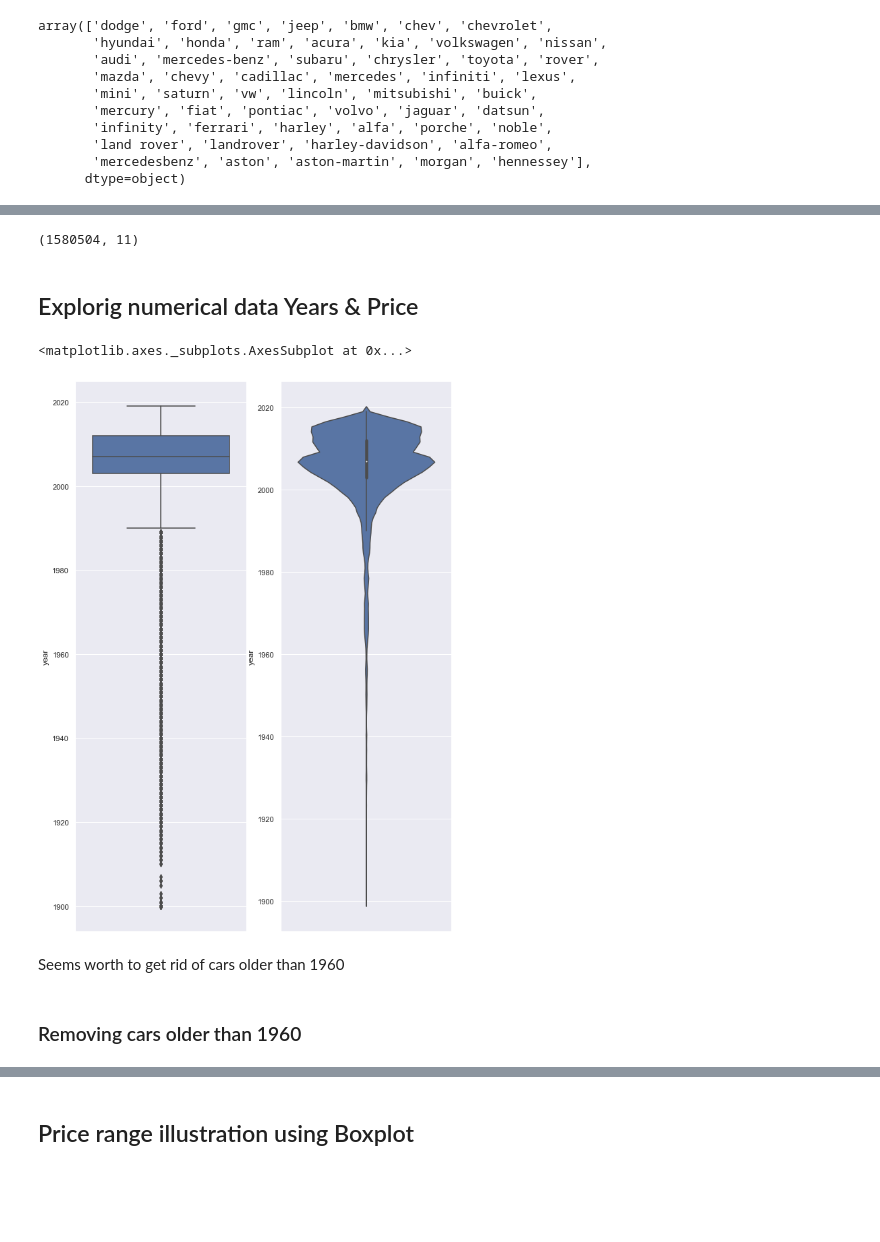
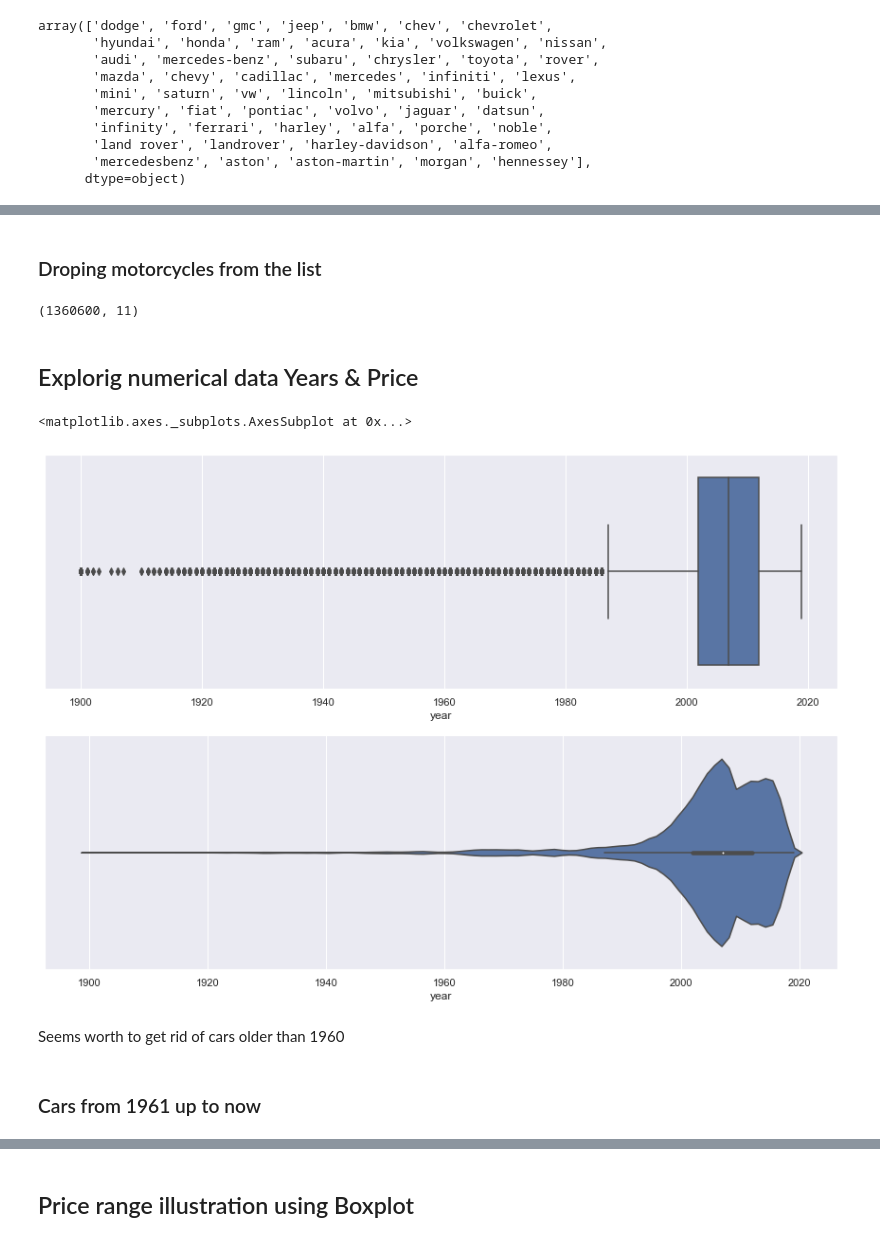
Before and after one commit to ValdemarQ/Used-cars-analysis, a Jupyter notebook: Used Cars US 2018 between the months of September and November of 2018.ipynb, the cells around one changed output, grey strips where cells are left out. Cells and saved outputs as stored; diff of their text form; code cells hidden in the pictures; blank space fills up the shorter version.

```diff
--- a/Used Cars US 2018 between the months of September and November of 2018.ipynb
+++ b/Used Cars US 2018 between the months of September and November of 2018.ipynb
@@ -134,3 +145,4 @@ Are these duplicate values? Drop duplicates
 # %%
+df = df.drop_duplicates()
 df.shape
 # %% [output]
@@ -194,3 +172,5 @@ array(['dodge', 'ford', 'gmc', 'jeep', 'bmw', 'chevrolet', 'hyundai',
+# %% [markdown]
+### Droping motorcycles from the list
 # %%
 df.drop( df[ df['manufacturer'] == 'harley'].index , inplace=True)
 #Harley is not a car
@@ -200,22 +180,22 @@ df.drop( df[ df['manufacturer'] == 'harley-davidson'].index , inplace=True)
 # %%
 df.shape
 # %% [output]
-(1580504, 11)
+(1360600, 11)
 # %% [markdown]
 ## Explorig numerical data Years & Price
 # %%
-plt.figure(figsize=(10,15))
-plt.subplot(1,2,1)
-sns.boxplot(y='year', data=df)
-plt.subplot(1,2,2)
-sns.violinplot(y='year', data=df)
+plt.figure(figsize=(15,10))
+plt.subplot(2,1,1)
+sns.boxplot(x='year', data=df)
+plt.subplot(2,1,2)
+sns.violinplot(x='year', data=df)
 # %% [output]
 <matplotlib.axes._subplots.AxesSubplot at 0x...>
-[figure, old version]
+[figure, new version]
 # %% [markdown]
 Seems worth to get rid of cars older than 1960
-# %% [markdown]
-### Removing cars older than 1960
+# %% [markdown]
+### Cars from 1961 up to now
 # %%
 df = df[df['year'] > 1960] #Keeping only cars older than 1960 make
 # %%
```
Also changed, not shown: parts of 78 cells of this notebook.
